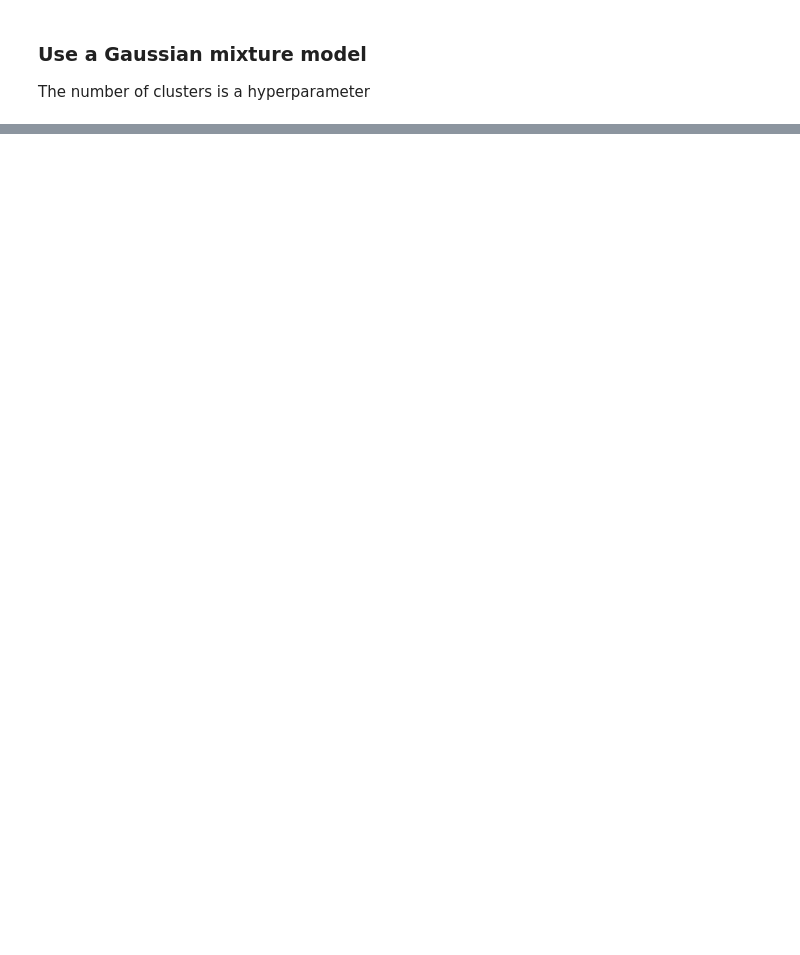
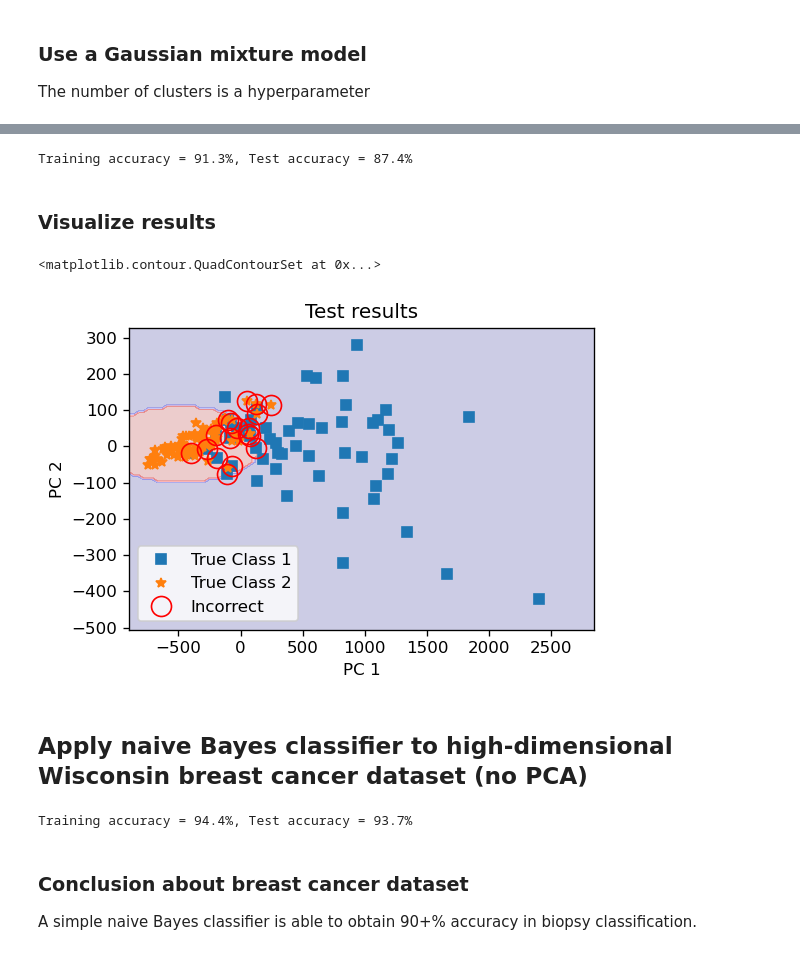
Before and after one commit to haribharadwaj/notebooks, a Jupyter notebook: BME511/ProbablisticClassificationClustering.ipynb, the cells around one changed output, grey strips where cells are left out. Drawn from its saved outputs; the diff is of its cells as text; code cells hidden in the pictures; blank space fills up the shorter version.

Commit message:
Adding some classification examples using naive Bayes and logistic regression

```diff
--- a/BME511/ProbablisticClassificationClustering.ipynb
+++ b/BME511/ProbablisticClassificationClustering.ipynb
@@ -114,0 +171,66 @@ Text(0, 0.5, 'Feature 2')
+# %%
+from sklearn.datasets import load_breast_cancer
+from sklearn.decomposition import PCA
+
+dat = load_breast_cancer()
+X = dat.data
+y = dat.target
+
+X_train, X_test, y_train, y_test = train_test_split(X, y, train_size=0.75)
+
+# Do PCA to get two dimensions
+pc = PCA(n_components=2)
+pc.fit(X_train)
+X_train_pc = pc.transform(X_train)
+X_test_pc = pc.transform(X_test)
+# %%
+model = GaussianNB()
+model.fit(X_train_pc, y_train)
+y_predicted_train = model.predict(X_train_pc)
+y_predicted_test = model.predict(X_test_pc)
+
+acc_train = (y_predicted_train == y_train).sum() * 100. / y_train.shape[0]
+acc_test = (y_predicted_test == y_test).sum() * 100. / y_test.shape[0]
+
+print(f'Training accuracy = {acc_train:0.1f}%, Test accuracy = {acc_test:0.1f}%')
+# %% [output]
+Training accuracy = 91.3%, Test accuracy = 87.4%
+# %% [markdown]
+### Visualize results
+# %%
+n_classes = 2
+for c in range(n_classes):
+    pl.plot(X_test_pc[y_test==c, 0], X_test_pc[y_test==c, 1], linestyle='', marker=next(marker))
+
+pl.plot(X_test_pc[y_predicted_test != y_test, 0], X_test_pc[y_predicted_test != y_test, 1], 'or',
+        markersize=12, markerfacecolor='none')
+pl.xlabel('PC 1')
+pl.ylabel('PC 2')
+pl.legend(('True Class 1', 'True Class 2', 'Incorrect'), loc='best')
+pl.title('Test results')
+
+# Plot decision function
+xx, yy = make_meshgrid(X_test_pc)
+plot_decision(xx, yy, model, cmap='seismic', alpha=0.2)
+# %% [output]
+<matplotlib.contour.QuadContourSet at 0x...>
+[figure, added]
+# %% [markdown]
+## Apply naive Bayes classifier to high-dimensional Wisconsin breast cancer dataset (no PCA)
+# %%
+model = GaussianNB()
+# Using X_train and X_test instead of X_train_pc and X_test_pc
+model.fit(X_train, y_train)
+y_predicted_train = model.predict(X_train)
+y_predicted_test = model.predict(X_test)
+
+acc_train = (y_predicted_train == y_train).sum() * 100. / y_train.shape[0]
+acc_test = (y_predicted_test == y_test).sum() * 100. / y_test.shape[0]
+
+print(f'Training accuracy = {acc_train:0.1f}%, Test accuracy = {acc_test:0.1f}%')
+# %% [output]
+Training accuracy = 94.4%, Test accuracy = 93.7%
+# %% [markdown]
+### Conclusion about breast cancer dataset
+
+A simple naive Bayes classifier is able to obtain 90+% accuracy in biopsy classification.
```
Also changed, not shown: parts of 8 cells of this notebook, 1 other file.
